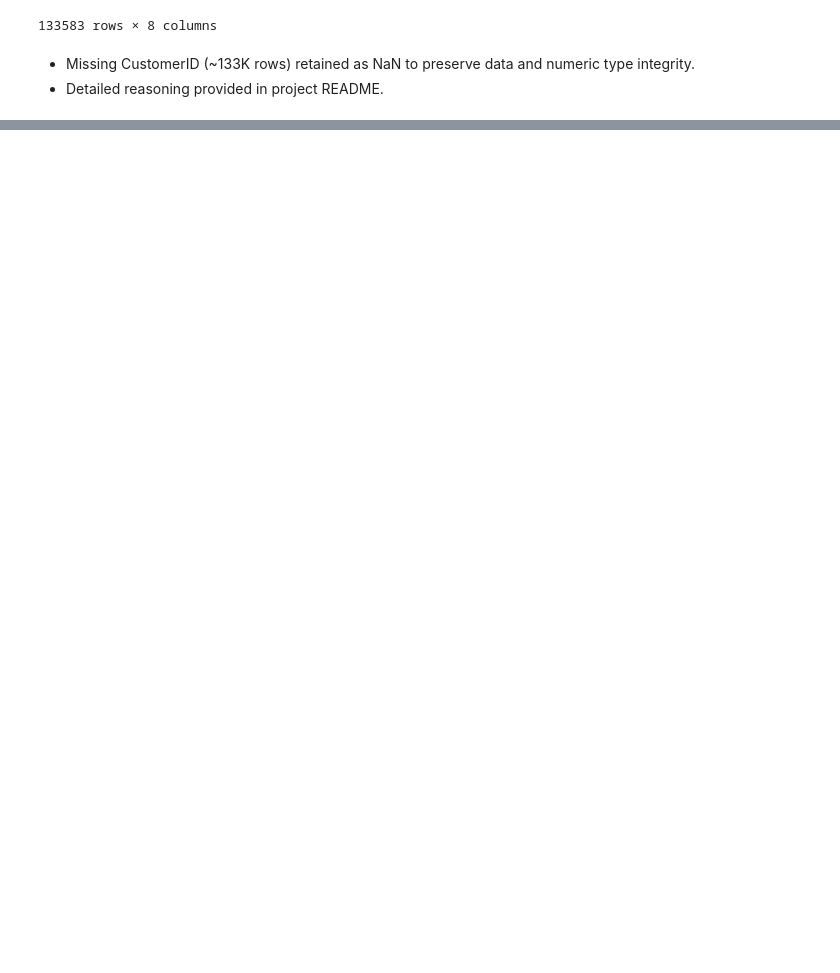
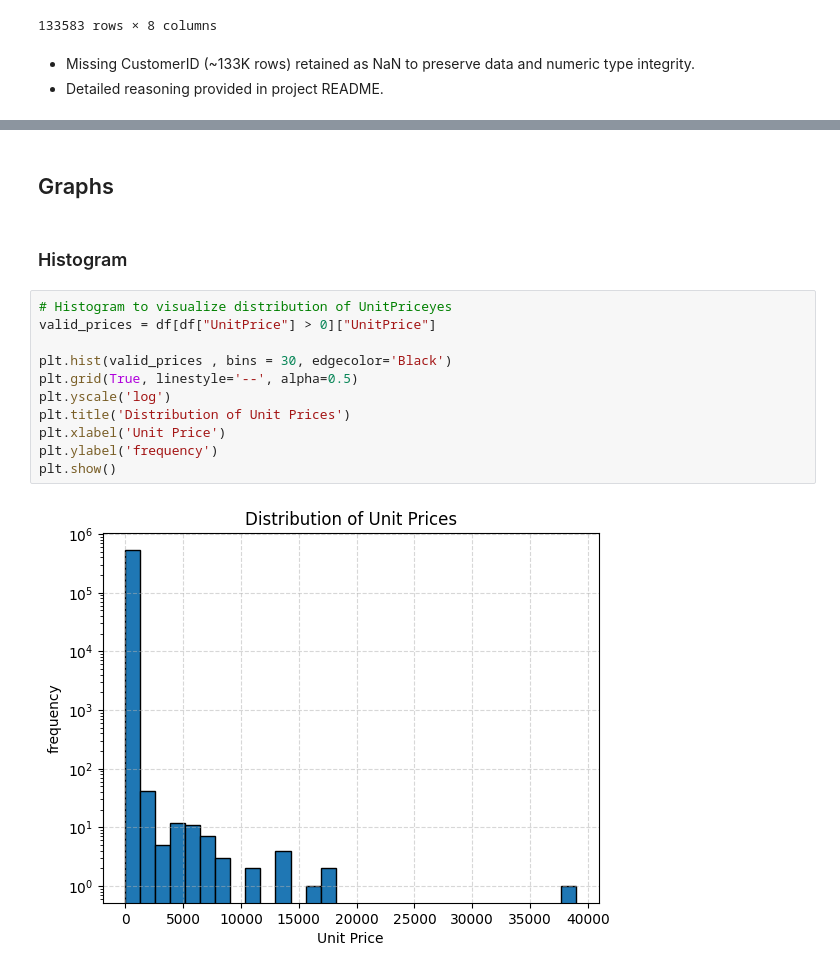
Before and after one commit to Pogo-S/Financial_Data_Project, a Jupyter notebook: scripts/eda.ipynb, the cells around one changed output, grey strips where cells are left out. Saved outputs shown, nothing was run; the diff lists cells and outputs as text; blank space fills up the shorter version.

Commit message:
EDA Step 7 complete: Scatter plots and histograms added; insights documented in README

```diff
--- a/scripts/eda.ipynb
+++ b/scripts/eda.ipynb
@@ -251,0 +364,17 @@ df[df["CustomerID"].isnull()]
+# %% [markdown]
+## Graphs
+# %% [markdown]
+### Histogram
+# %%
+# Histogram to visualize distribution of UnitPriceyes
+valid_prices = df[df["UnitPrice"] > 0]["UnitPrice"]
+
+plt.hist(valid_prices , bins = 30, edgecolor='Black')
+plt.grid(True, linestyle='--', alpha=0.5)
+plt.yscale('log')
+plt.title('Distribution of Unit Prices')
+plt.xlabel('Unit Price')
+plt.ylabel('frequency')
+plt.show()
+# %% [output]
+[figure, added]
```
Also changed, not shown: parts of 15 cells of this notebook, 1 other file.
